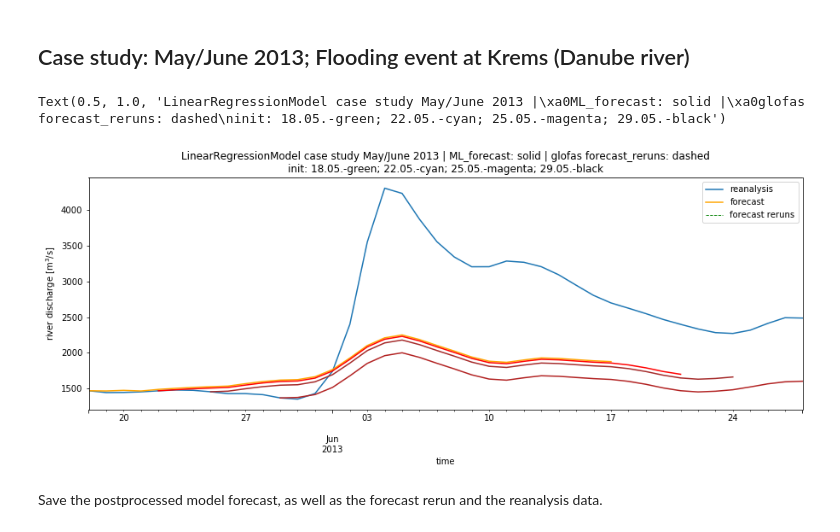
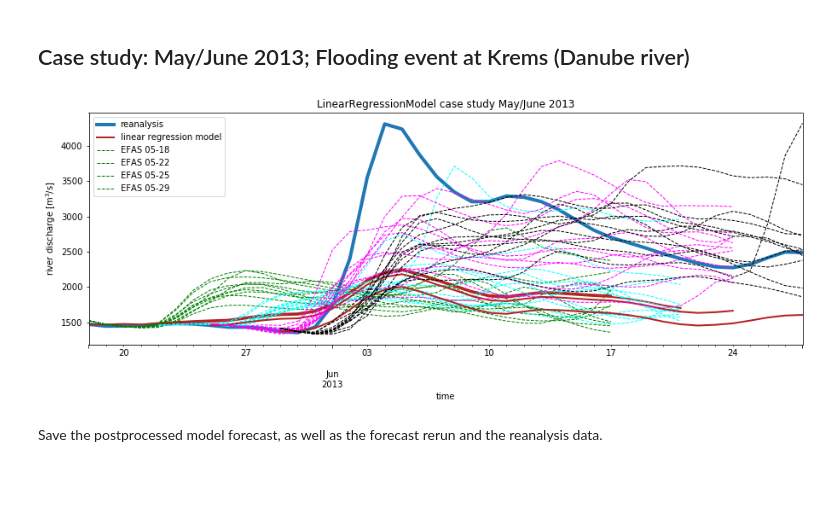
Before and after one commit to ECMWFCode4Earth/ml_flood, a Jupyter notebook: notebooks/3_model_tests/3.02_LinearRegression.ipynb, the cells around one changed output. Cells and saved outputs as stored; diff of their text form; code cells hidden in the pictures; blank space fills up the shorter version.

Commit message:
finalize plots

```diff
--- a/notebooks/3_model_tests/3.02_LinearRegression.ipynb
+++ b/notebooks/3_model_tests/3.02_LinearRegression.ipynb
@@ -358,8 +356,8 @@ def multi_forecast_case_study(pipe_case, x, y):
         # glofas forecast rerun data
         frerun = xr.open_mfdataset(f'../../data/glofas-freruns/{fr_dir}/glof*', combine='by_coords')
         poi = dict(lat=48.35, lon=13.95)
-        fr = frerun['dis'].sel(lon=slice(13, 14), lat=slice(49, 48)).compute()
-        fr = fr.where(~np.isnan(fr), 0).interp(poi).drop(labels=['lat', 'lon']).squeeze()
+        fr = frerun['dis'].sel(lon=slice(13.9, 14.), lat=slice(48.4, 48.3)).compute()
+        fr = fr.where(~np.isnan(fr), 0).drop(labels=['lat', 'lon']).squeeze()
         multifrerun_list.append(fr)
 
     # merge forecasts into one big array
@@ -395,21 +393,21 @@ X_multif_fin, X_multifr_fin, y_case_fin = multi_forecast_case_study(pipe, X_test
 # %%
 fig, ax = plt.subplots(figsize=(15, 5))
 color_scheme = [['orange', 'r', 'brown', 'firebrick'],
                ['g', 'cyan', 'magenta', 'k']]
 
-y_case_fin.to_pandas().plot(ax=ax, label='reanalysis')
+y_case_fin.to_pandas().plot(ax=ax, label='reanalysis', linewidth=4)
 run = 0
 for i in X_multifr_fin.num_of_forecast:
-    X_multif_fin.sel(num_of_forecast=i).to_pandas().T.plot(ax=ax, label='forecast', color=color_scheme[0][run])
-    X_multifr_fin.sel(num_of_forecast=i).to_pandas().T.plot(ax=ax, label='frerun', linewidth=0.9,
+    X_multif_fin.sel(num_of_forecast=i).to_pandas().T.plot(ax=ax, label='forecast',
+                                                           linewidth=2, color='firebrick')
+    X_multifr_fin.sel(num_of_forecast=i).to_pandas().T.plot(ax=ax, label='frerun', linewidth=1,
                                                             linestyle='--', color=color_scheme[1][run])
     run += 1
 ax.set_ylabel('river discharge [m$^3$/s]')
-plt.legend(['reanalysis', 'forecast', 'forecast reruns'])
-plt.title('LinearRegressionModel case study May/June 2013 | ML_forecast: solid | glofas forecast_reruns: dashed\ninit: 18.05.-green; 22.05.-cyan; 25.05.-magenta; 29.05.-black')
+plt.legend(['reanalysis', 'linear regression model', 'EFAS 05-18', 'EFAS 05-22', 'EFAS 05-25', 'EFAS 05-29'])
+plt.title('LinearRegressionModel case study May/June 2013');
 # %% [output]
-Text(0.5, 1.0, 'LinearRegressionModel case study May/June 2013 |\xa0ML_forecast: solid |\xa0glofas forecast_reruns: dashed\ninit: 18.05.-green; 22.05.-cyan; 25.05.-magenta; 29.05.-black')
-[figure, old version]
+[figure, new version]
 # %% [markdown]
 Save the postprocessed model forecast, as well as the forecast rerun and the reanalysis data.
 # %%
```
Also changed, not shown: parts of 2 cells of this notebook, 8 other files.
